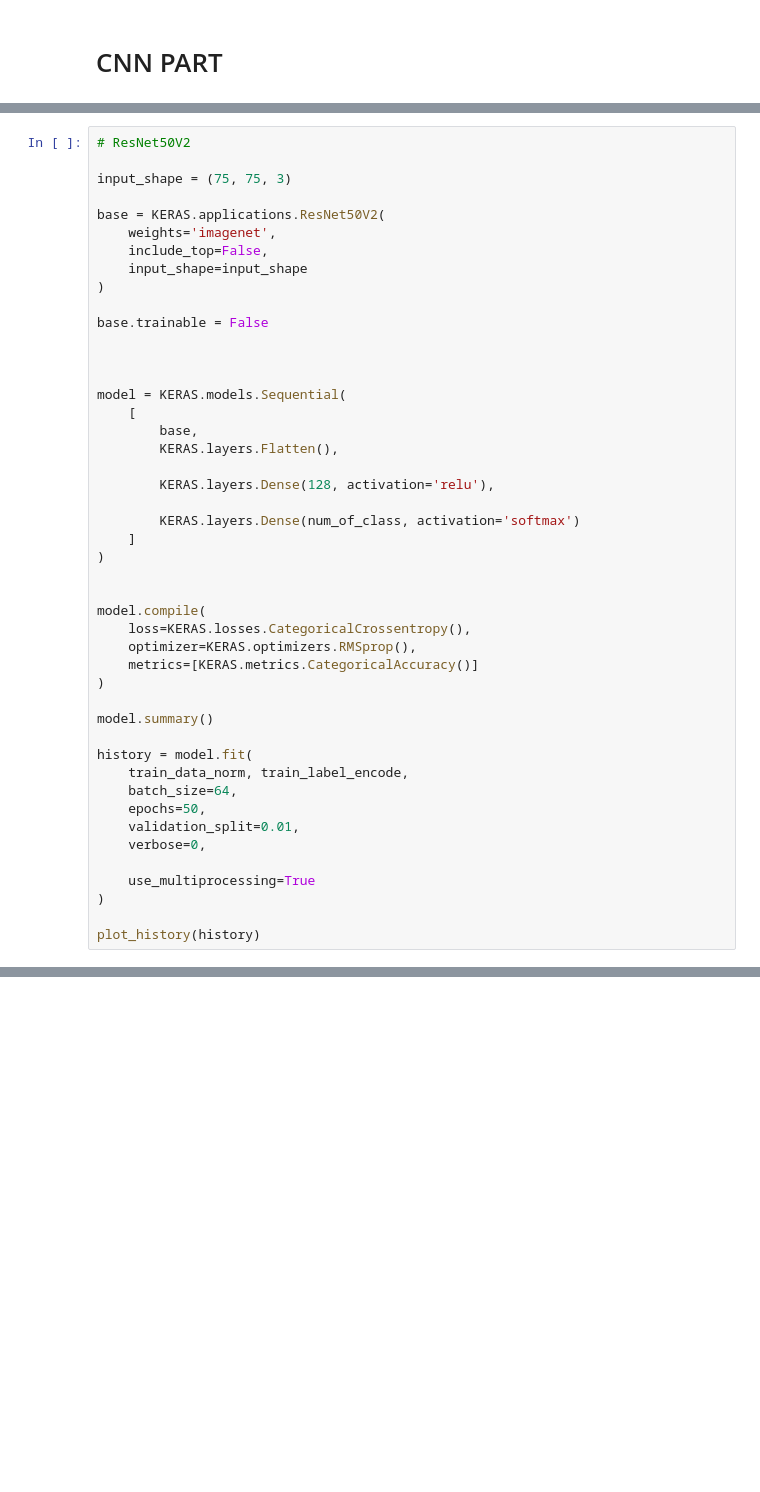
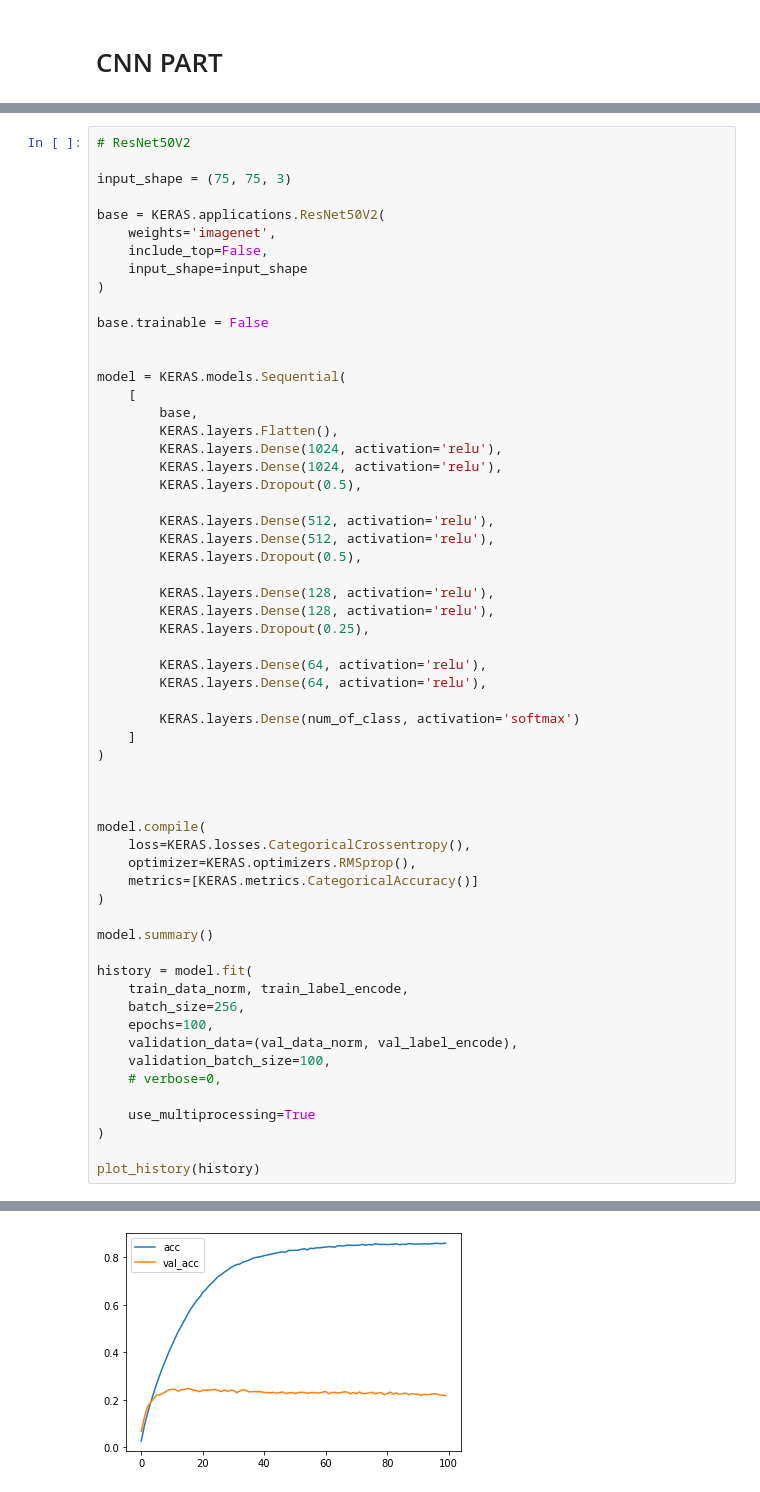
Before and after one commit to YLee2121/cs767_nn_repo, a Jupyter notebook: assignment/assignment_5/CNN_assignment5.ipynb, the cells around one changed output, grey strips where cells are left out. Drawn from its saved outputs; the diff is of its cells as text; blank space fills up the shorter version.

```diff
--- a/assignment/assignment_5/CNN_assignment5.ipynb
+++ b/assignment/assignment_5/CNN_assignment5.ipynb
@@ -135,17 +156,29 @@ base = KERAS.applications.ResNet50V2(
 base.trainable = False
 
 
-
 model = KERAS.models.Sequential(
     [
         base,
         KERAS.layers.Flatten(),
+        KERAS.layers.Dense(1024, activation='relu'),
+        KERAS.layers.Dense(1024, activation='relu'),
+        KERAS.layers.Dropout(0.5),
+
+        KERAS.layers.Dense(512, activation='relu'),
+        KERAS.layers.Dense(512, activation='relu'),
+        KERAS.layers.Dropout(0.5),
 
         KERAS.layers.Dense(128, activation='relu'),
+        KERAS.layers.Dense(128, activation='relu'),
+        KERAS.layers.Dropout(0.25),
+
+        KERAS.layers.Dense(64, activation='relu'),
+        KERAS.layers.Dense(64, activation='relu'),
 
         KERAS.layers.Dense(num_of_class, activation='softmax')
     ]
 )
+
 
 
 model.compile(
@@ -158,10 +191,11 @@ model.summary()
 
 history = model.fit(
     train_data_norm, train_label_encode,
-    batch_size=64,
-    epochs=50,
-    validation_split=0.01,
-    verbose=0,
+    batch_size=256,
+    epochs=100,
+    validation_data=(val_data_norm, val_label_encode),
+    validation_batch_size=100,
+    # verbose=0,
 
     use_multiprocessing=True
 )
@@ -189 +222,2 @@ KeyboardInterrupt:
+[figure, added]
 # %%
```
Also changed, not shown: parts of 7 cells of this notebook, 3 other files.
